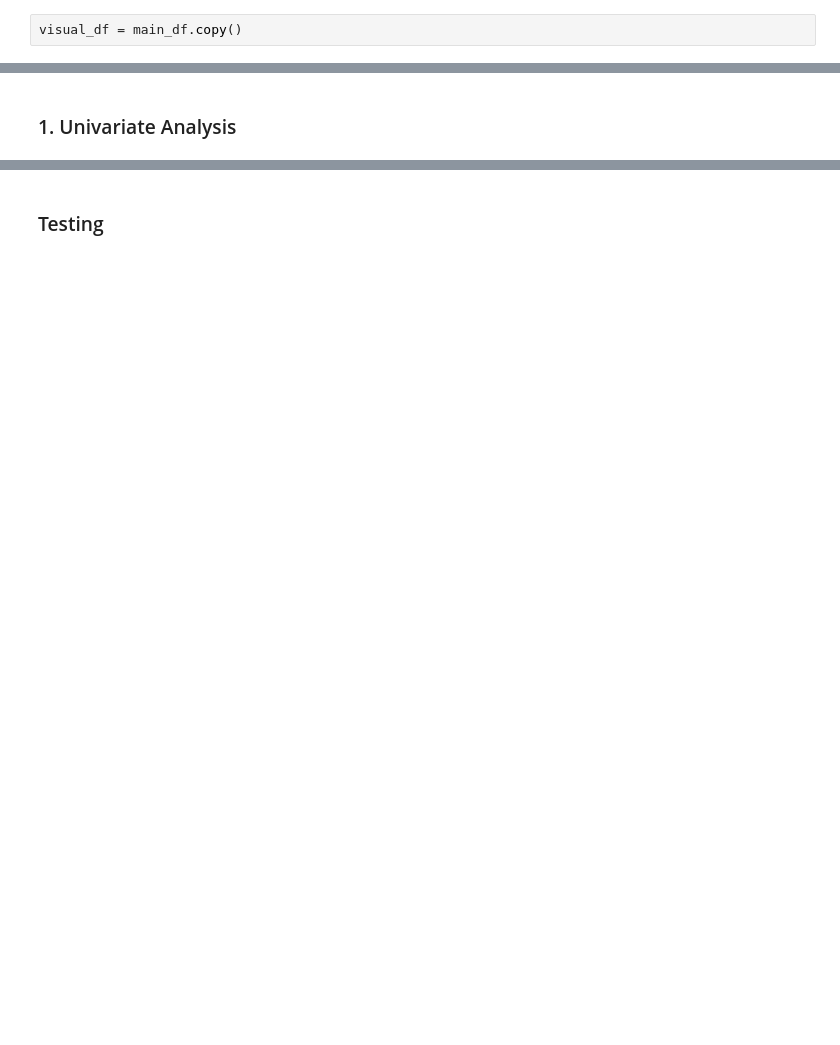
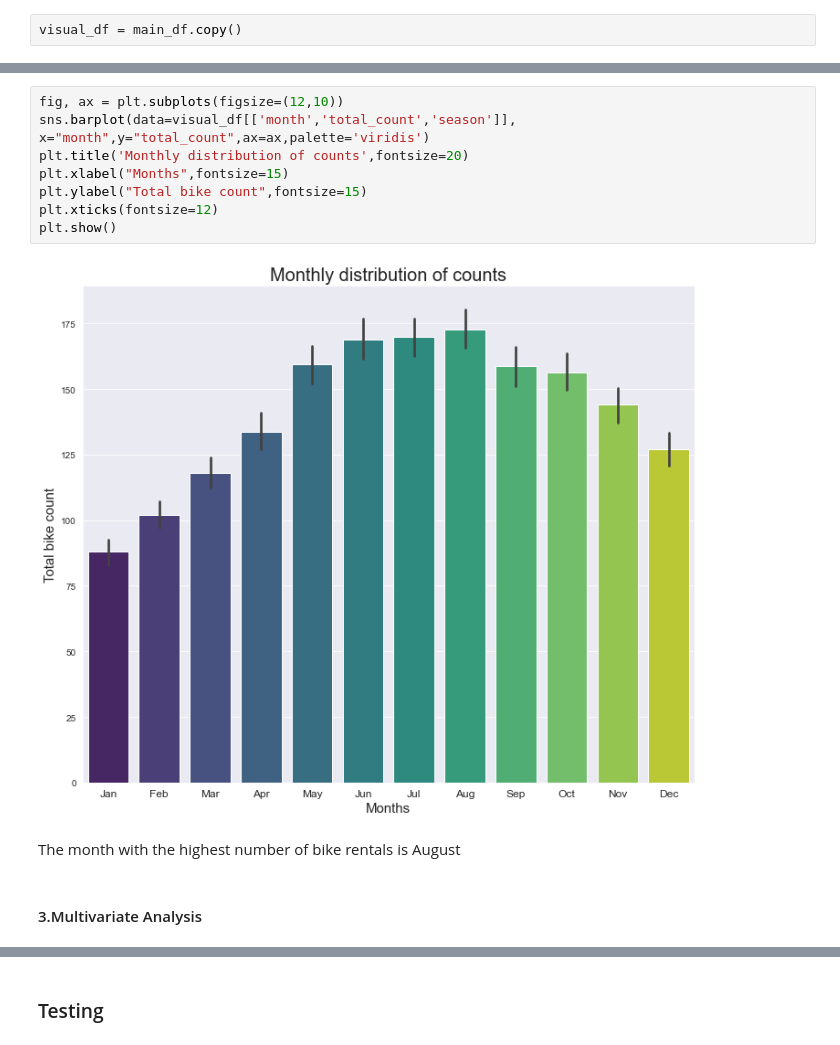
Before and after one commit to oscar066/bike, a Jupyter notebook: index.ipynb, the cells around one changed output, grey strips where cells are left out. Saved outputs shown, nothing was run; the diff lists cells and outputs as text; blank space fills up the shorter version.

```diff
--- a/index.ipynb
+++ b/index.ipynb
@@ -301,2 +354,14 @@ visual_df.head()
+# %%
+fig, ax = plt.subplots(figsize=(12,10))
+sns.barplot(data=visual_df[['month','total_count','season']], x="month",y="total_count",ax=ax,palette='viridis')
+plt.title('Monthly distribution of counts',fontsize=20)
+plt.xlabel("Months",fontsize=15)
+plt.ylabel("Total bike count",fontsize=15)
+plt.xticks(fontsize=12)
+plt.show()
+# %% [output]
+[figure, added]
+# %% [markdown]
+The month with the highest number of bike rentals is August
 # %% [markdown]
-###  1. Univariate Analysis
+#### 3.Multivariate Analysis
```
Also changed, not shown: parts of 70 cells of this notebook.
